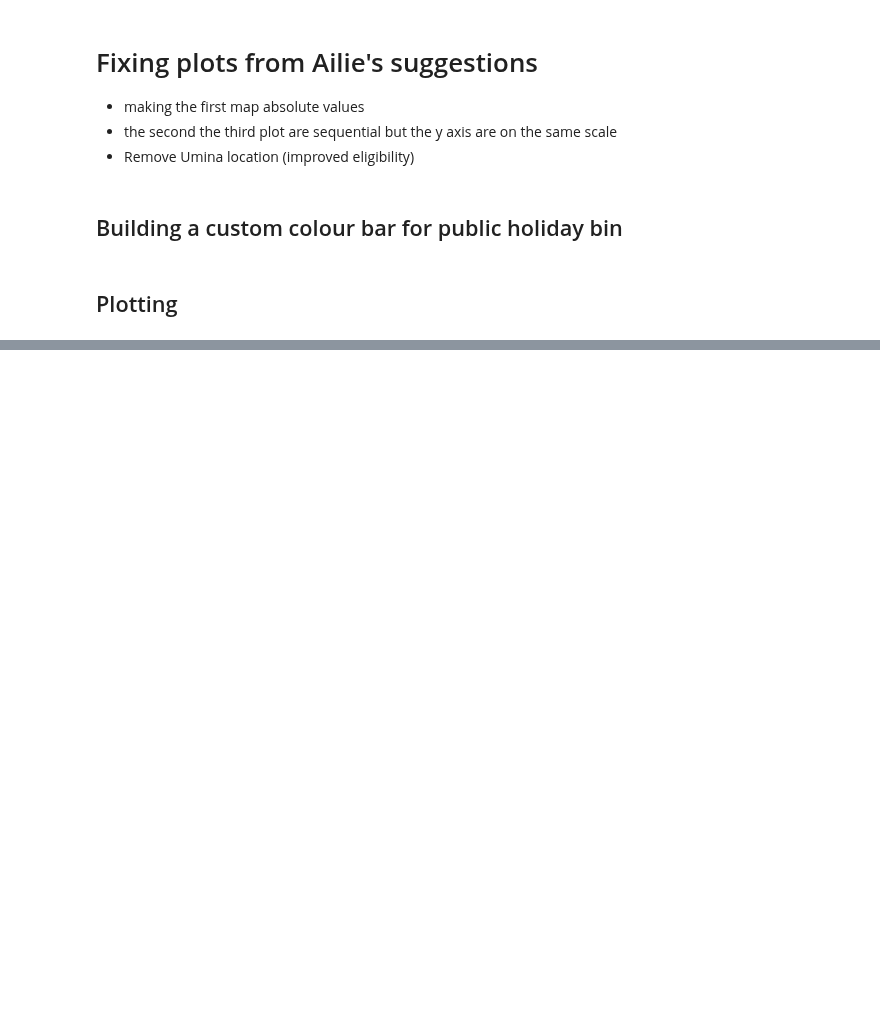
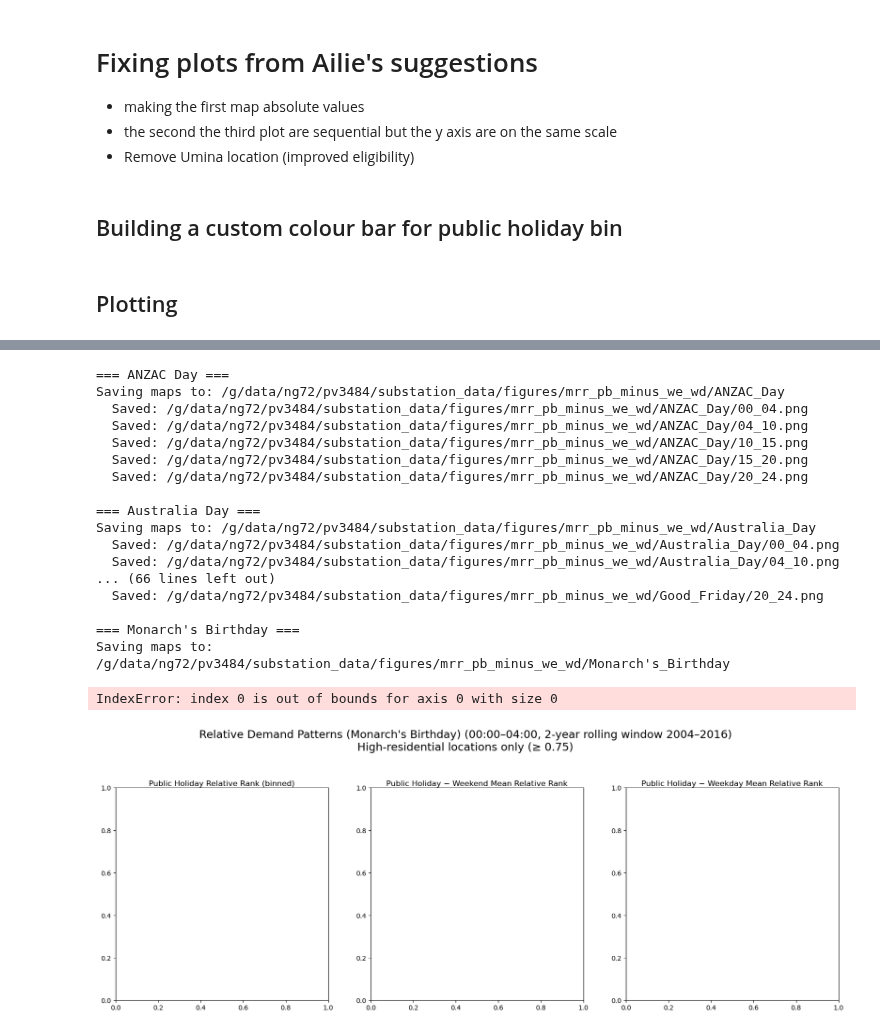
Before and after one commit to 21centuryweather/aus_substation_electricity, a Jupyter notebook: pia_notebooks/NSW_data/relative_ranking/mean_rr_differece.ipynb, the cells around one changed output, grey strips where cells are left out. Saved outputs shown, nothing was run; the diff lists cells and outputs as text; code cells hidden in the pictures; blank space fills up the shorter version.

```diff
--- a/pia_notebooks/NSW_data/relative_ranking/mean_rr_differece.ipynb
+++ b/pia_notebooks/NSW_data/relative_ranking/mean_rr_differece.ipynb
@@ -1111,0 +1599,31 @@ plt.show()
+# %%
+all_holidays = sorted(rank["holiday_group"].unique())
+
+all_blocks = ["00_04", "04_10", "10_15", "15_20", "20_24"]
+
+save_all_holiday_block_maps(
+    df=rank,
+    info=info,
+    holidays=all_holidays,
+    blocks=all_blocks
+)
+# %% [output]
+=== ANZAC Day ===
+Saving maps to: /g/data/ng72/pv3484/substation_data/figures/mrr_pb_minus_we_wd/ANZAC_Day
+  Saved: /g/data/ng72/pv3484/substation_data/figures/mrr_pb_minus_we_wd/ANZAC_Day/00_04.png
+  Saved: /g/data/ng72/pv3484/substation_data/figures/mrr_pb_minus_we_wd/ANZAC_Day/04_10.png
+  Saved: /g/data/ng72/pv3484/substation_data/figures/mrr_pb_minus_we_wd/ANZAC_Day/10_15.png
+  Saved: /g/data/ng72/pv3484/substation_data/figures/mrr_pb_minus_we_wd/ANZAC_Day/15_20.png
+  Saved: /g/data/ng72/pv3484/substation_data/figures/mrr_pb_minus_we_wd/ANZAC_Day/20_24.png
+
+=== Australia Day ===
+Saving maps to: /g/data/ng72/pv3484/substation_data/figures/mrr_pb_minus_we_wd/Australia_Day
+  Saved: /g/data/ng72/pv3484/substation_data/figures/mrr_pb_minus_we_wd/Australia_Day/00_04.png
+  Saved: /g/data/ng72/pv3484/substation_data/figures/mrr_pb_minus_we_wd/Australia_Day/04_10.png
+... (66 lines left out)
+  Saved: /g/data/ng72/pv3484/substation_data/figures/mrr_pb_minus_we_wd/Good_Friday/20_24.png
+
+=== Monarch's Birthday ===
+Saving maps to: /g/data/ng72/pv3484/substation_data/figures/mrr_pb_minus_we_wd/Monarch's_Birthday
+IndexError: index 0 is out of bounds for axis 0 with size 0
+[figure, added]
```
Also changed, not shown: parts of 13 cells of this notebook.
